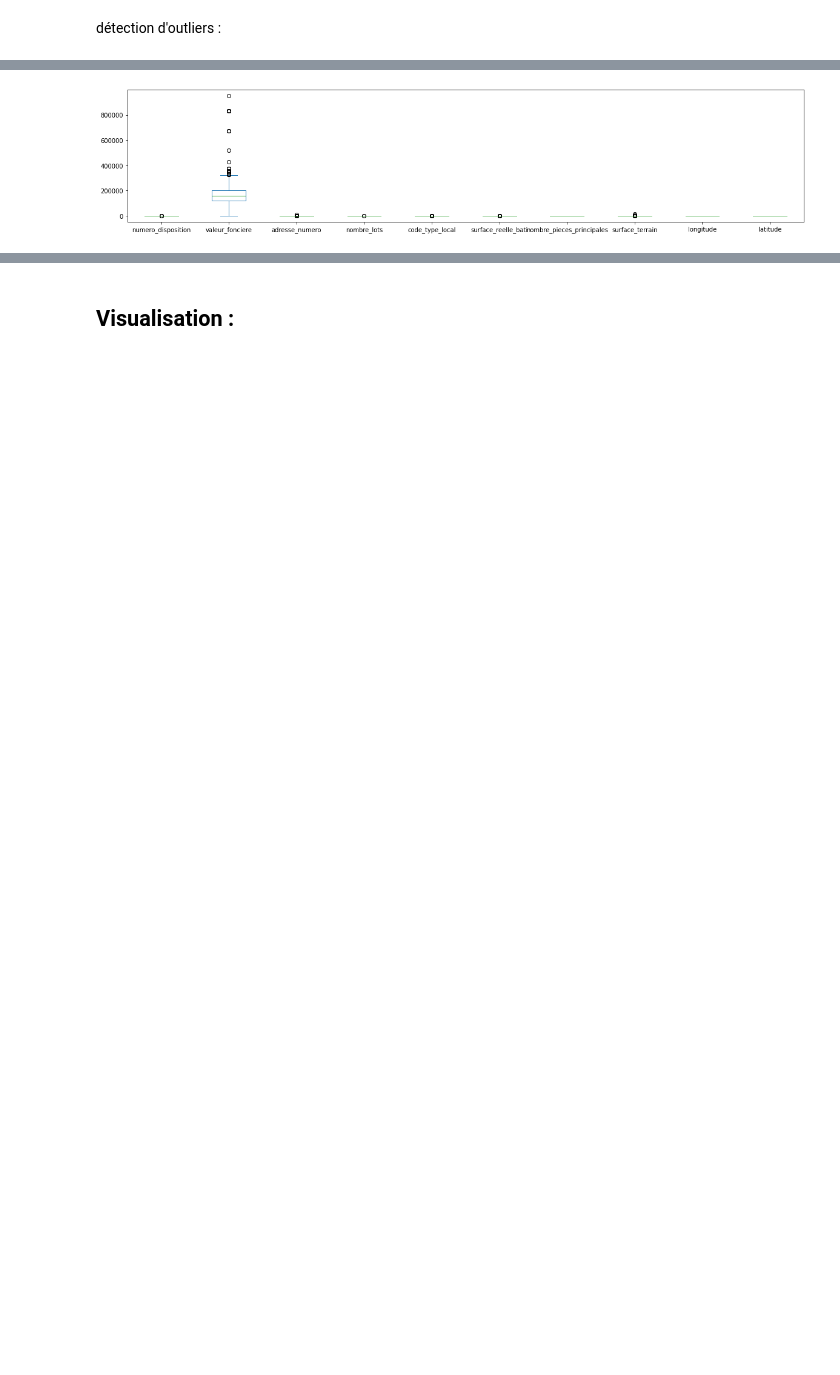
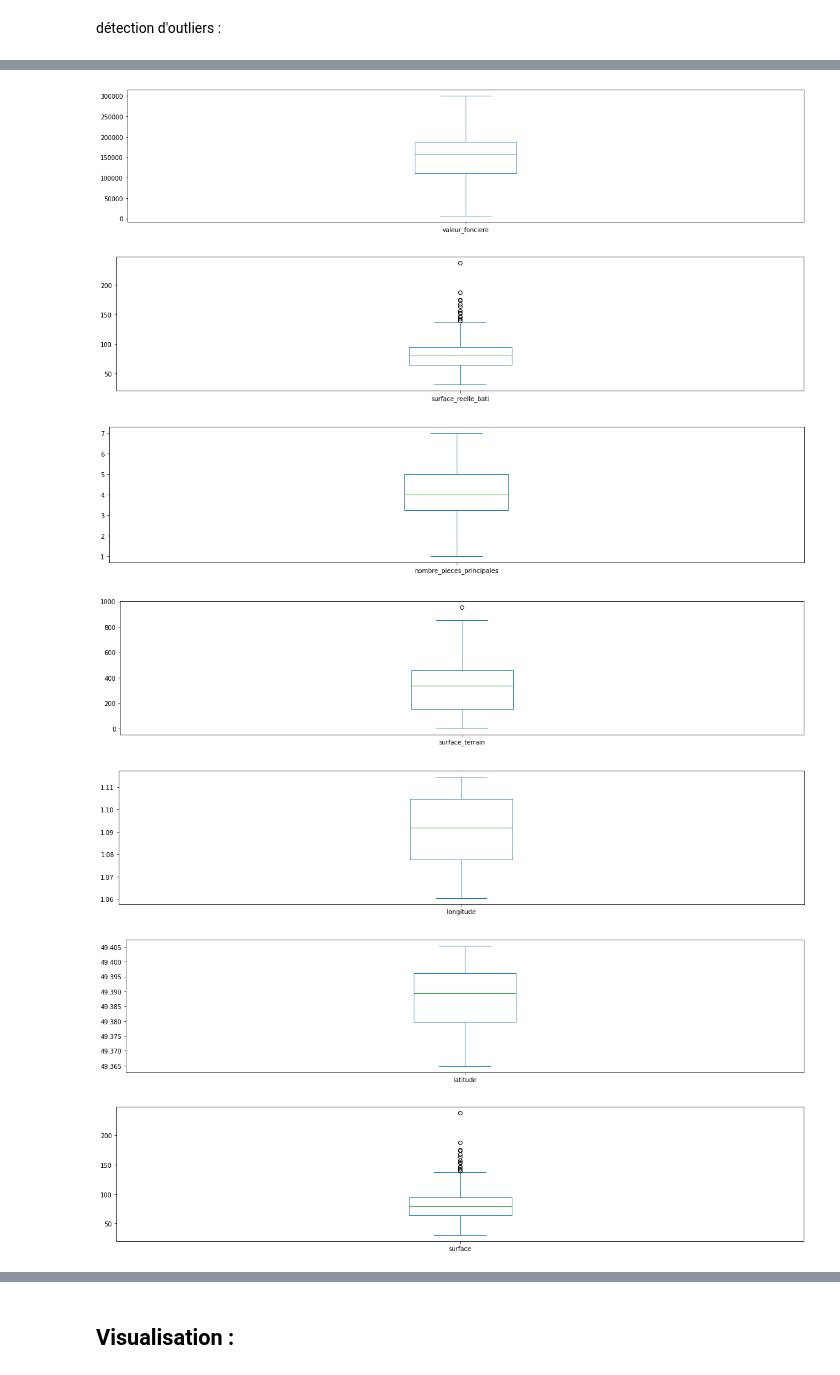
Before and after one commit to HibaIdrissiManali/Projet, a Jupyter notebook: Visualisation.ipynb, the cells around one changed output, grey strips where cells are left out. Saved outputs shown, nothing was run; the diff lists cells and outputs as text; code cells hidden in the pictures; blank space fills up the shorter version.

```diff
--- a/Visualisation.ipynb
+++ b/Visualisation.ipynb
@@ -116,0 +113,4 @@ df = df.drop(['id_mutation','code_postal','code_commune', 'section_prefixe','nom
+# %%
+df = df.drop(df.loc[df["nombre_lots"]> 1].index)
+df.groupby("nombre_lots")[['valeur_fonciere']].count().sort_values("nombre_lots")
+df = df.drop(df.loc[df["lot1_surface_carrez"] > df["surface_reelle_bati"]].index)
@@ -116,0 +119,3 @@ df = df.drop(['id_mutation','code_postal','code_commune', 'section_prefixe','nom
+# %%
+df['surface'] = np.where(df["code_type_local"] == 1, df["surface_reelle_bati"],df["lot1_surface_carrez"])
+df.dropna(subset = ["surface"], inplace = True)
@@ -116,0 +124,3 @@ df = df.drop(['id_mutation','code_postal','code_commune', 'section_prefixe','nom
+# %%
+df = df.dropna(thresh=len(df) * 0.10, axis=1)
+df.info()
@@ -117,3 +145,5 @@ df = df.drop(['id_mutation','code_postal','code_commune', 'section_prefixe','nom
+# %%
+df = df.drop(['id_mutation','nature_mutation' , 'adresse_numero','adresse_nom_voie' ,'adresse_code_voie','code_postal', 'nom_commune','code_departement', 'id_parcelle', 'date_mutation','numero_disposition','code_nature_culture','nature_culture'], axis=1)
 # %%
 df.info()
 # %% [output]
@@ -177,8 +209,13 @@ Real variables:
 # %%
-df.plot.box(figsize=(20, 4))
-
-# Show the plot
-plt.show()
+for l in float_cols :
+    df[[l]].plot.box(figsize=(20, 4))
+    plt.show()
 # %% [output]
-[figure, old version]
+[figure, new version]
+[figure, added]
+[figure, added]
+[figure, added]
+[figure, added]
+[figure, added]
+[figure, added]
 # %%
```
Also changed, not shown: parts of 67 cells of this notebook, 1 other file.
